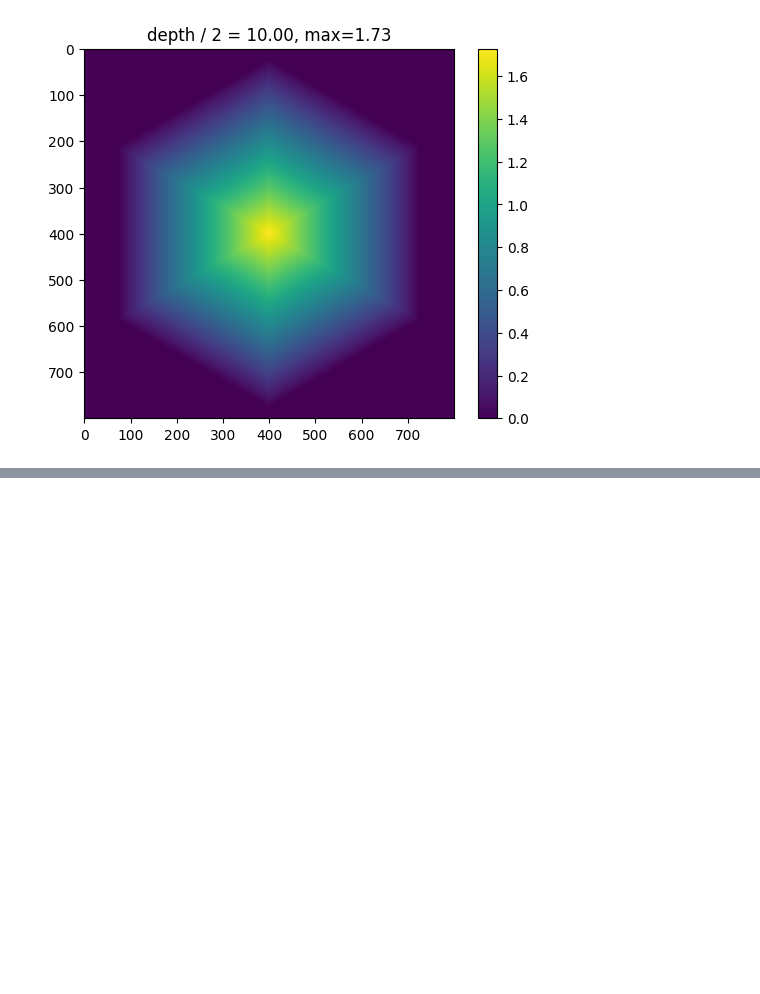
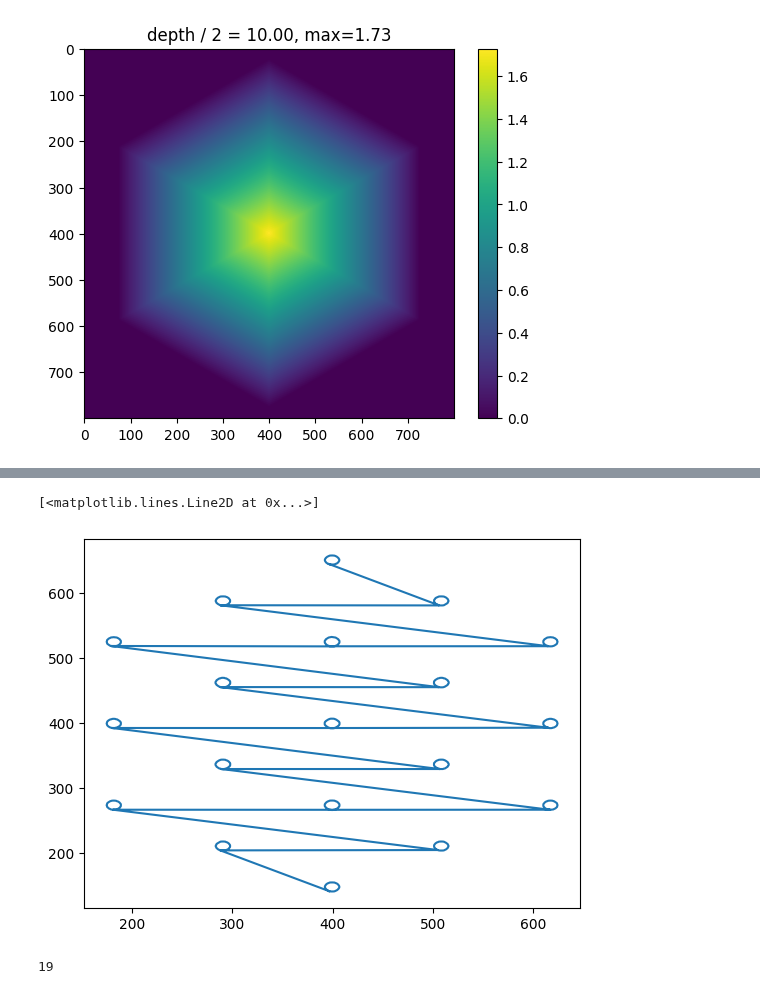
Before and after one commit to chrishavlin/yt_scratch, a Jupyter notebook: notebooks/dev/offaxisproj_depth_dep.ipynb, the cells around one changed output, grey strips where cells are left out. Drawn from its saved outputs; the diff is of its cells as text; code cells hidden in the pictures; blank space fills up the shorter version.

```diff
--- a/notebooks/dev/offaxisproj_depth_dep.ipynb
+++ b/notebooks/dev/offaxisproj_depth_dep.ipynb
@@ -108,0 +179,12 @@ for indexval in [0, 10, 20, 24, 28, 31, 33, 40, 49]:
+# %%
+x = contours.get_paths()[0].vertices[:,0]
+y = contours.get_paths()[0].vertices[:,1]
+# %%
+plt.plot(x, y)
+# %% [output]
+[<matplotlib.lines.Line2D at 0x...>]
+[figure, added]
+# %%
+len(contours.allsegs[0])
+# %% [output]
+19
```
Also changed, not shown: parts of 10 cells of this notebook.
